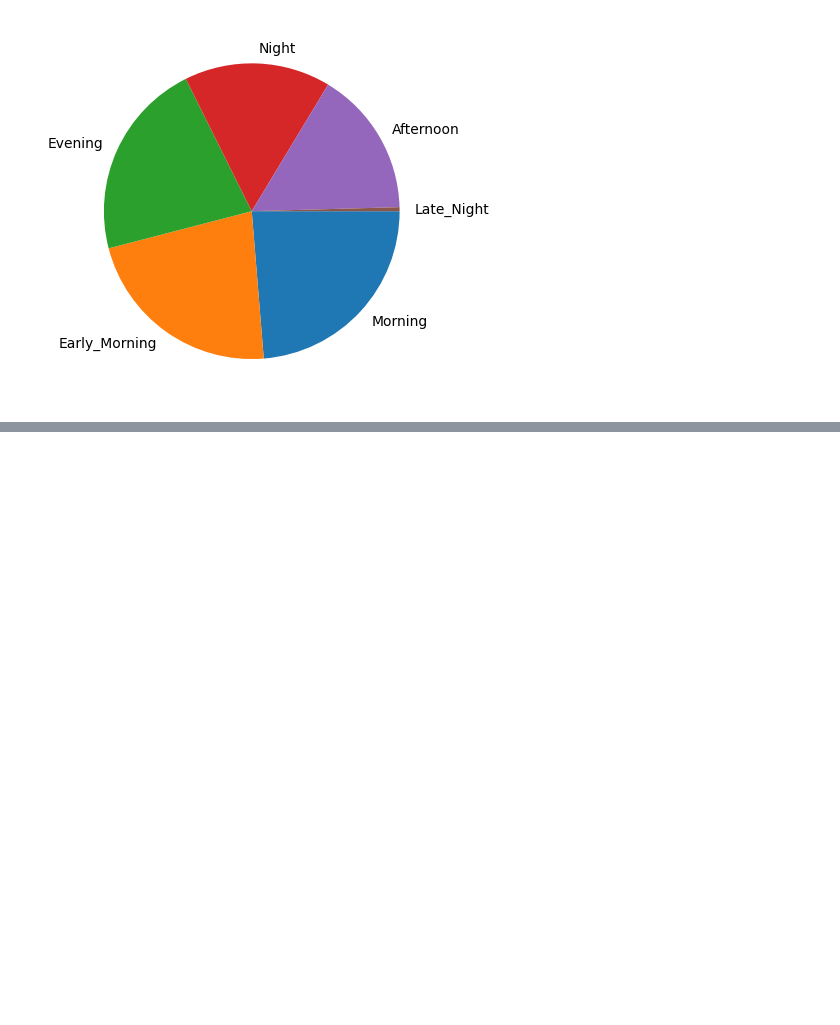
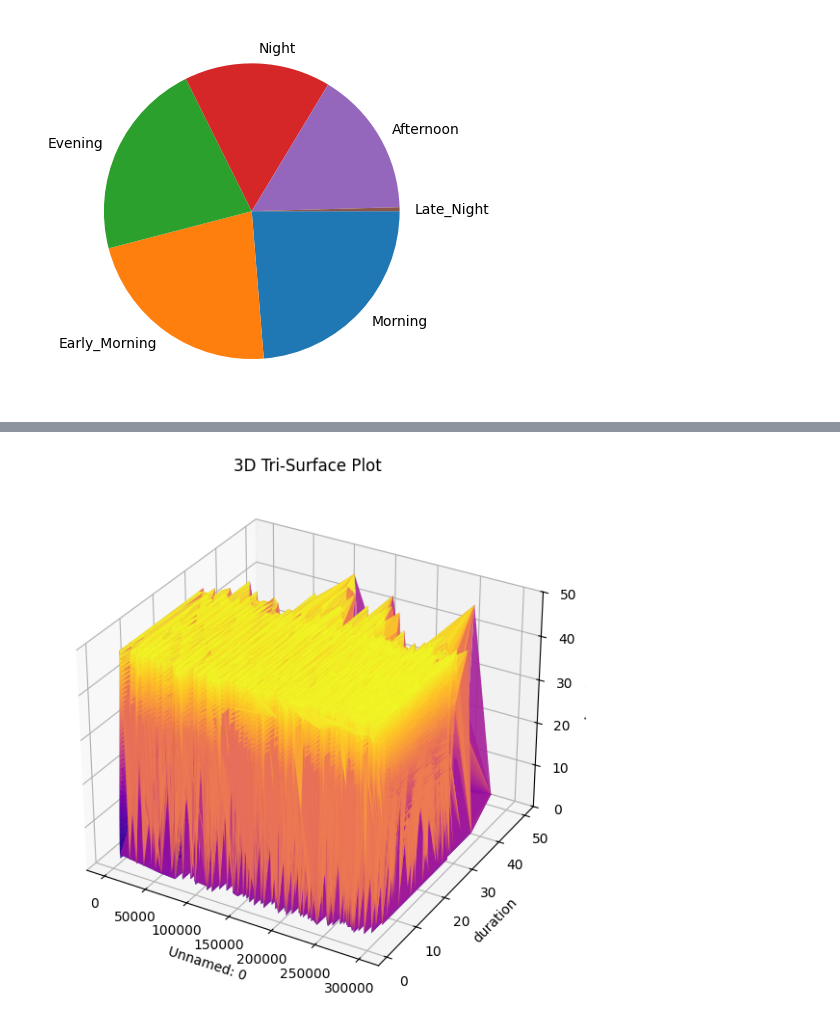
Before and after one commit to retrixe/collegework, a Jupyter notebook: sem6/pbl/Assignment2.ipynb, the cells around one changed output, grey strips where cells are left out. Cells and saved outputs as stored; diff of their text form; code cells hidden in the pictures; blank space fills up the shorter version.

```diff
--- a/sem6/pbl/Assignment2.ipynb
+++ b/sem6/pbl/Assignment2.ipynb
@@ -229,0 +255,12 @@ plt.show()
+# %%
+# 3D Surface-style plot (triangulated)
+fig = plt.figure(figsize=(10, 7))
+ax = fig.add_subplot(111, projection='3d')
+ax.plot_trisurf(df[x_col], df[y_col], df[z_col], cmap='plasma', linewidth=0.2, antialiased=True, alpha=0.9)
+ax.set_xlabel(x_col)
+ax.set_ylabel(y_col)
+ax.set_zlabel(z_col)
+ax.set_title('3D Tri-Surface Plot')
+plt.show()
+# %% [output]
+[figure, added]
```
Also changed, not shown: parts of 3 cells of this notebook, 3 other files.
